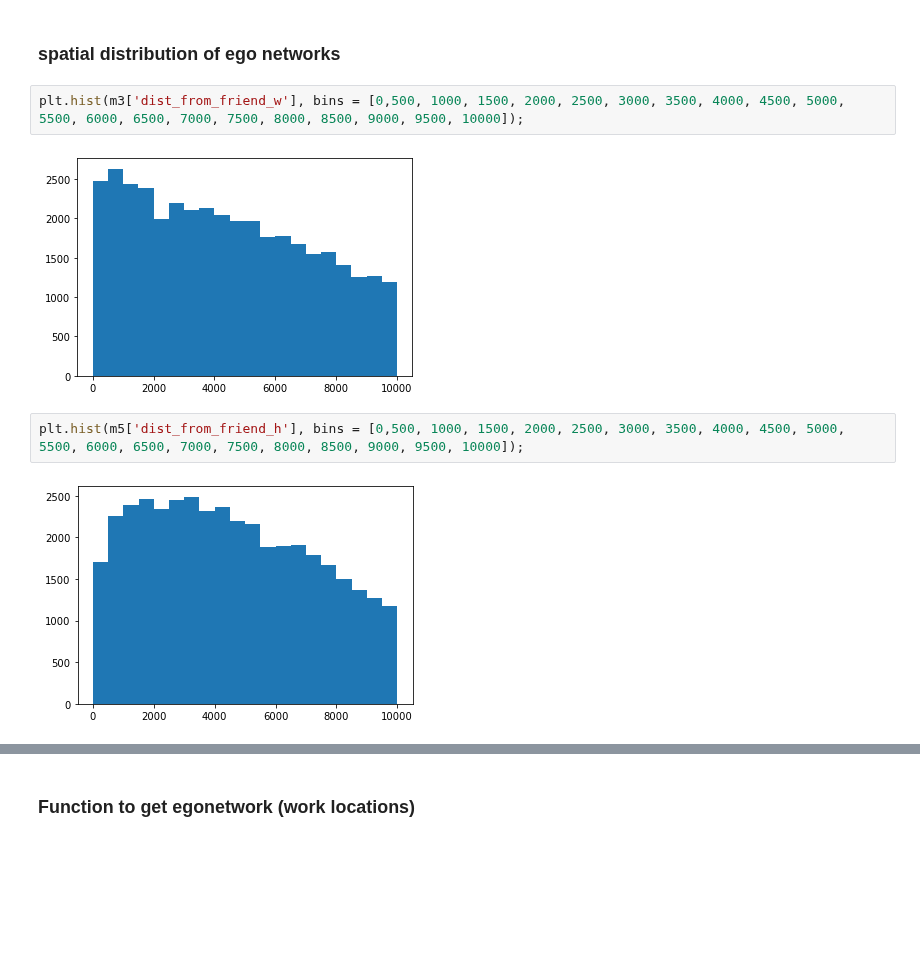
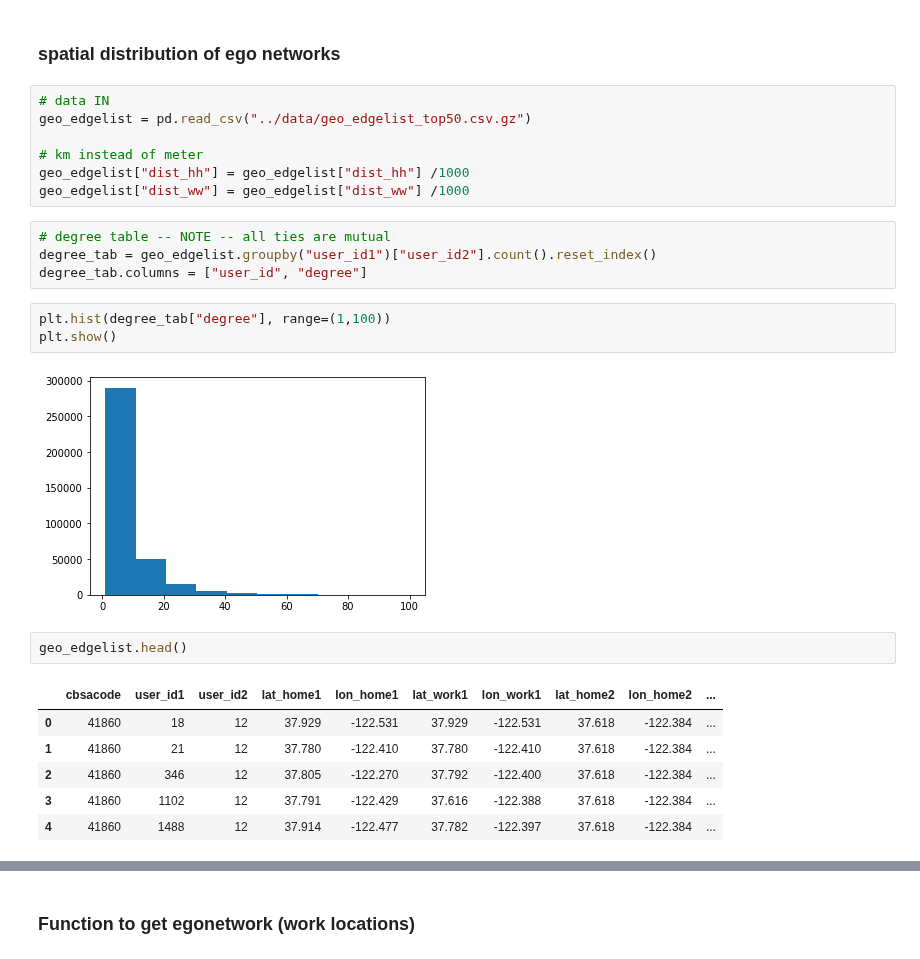
Before and after one commit to sandorjuhasz/ties-around-home, a Jupyter notebook: scripts/degree_home_work.ipynb, the cells around one changed output, grey strips where cells are left out. Cells and saved outputs as stored; diff of their text form; blank space fills up the shorter version.

Commit message:
degree script update

```diff
--- a/scripts/degree_home_work.ipynb
+++ b/scripts/degree_home_work.ipynb
@@ -95,11 +96,28 @@ export = geo_edgelist.drop(columns=['geometry1', 'geometry2'])
 export.to_csv("../data/geo_edgelist_top50.csv.gz", compression="gzip", index=False)
 # %% [markdown]
 ### spatial distribution of ego networks
-# %%
-plt.hist(m3['dist_from_friend_w'], bins = [0,500, 1000, 1500, 2000, 2500, 3000, 3500, 4000, 4500, 5000, 5500, 6000, 6500, 7000, 7500, 8000, 8500, 9000, 9500, 10000]);
-# %% [output]
-[figure, removed]
-# %%
-plt.hist(m5['dist_from_friend_h'], bins = [0,500, 1000, 1500, 2000, 2500, 3000, 3500, 4000, 4500, 5000, 5500, 6000, 6500, 7000, 7500, 8000, 8500, 9000, 9500, 10000]);
-# %% [output]
-[figure, removed]
+# %%
+# data IN
+geo_edgelist = pd.read_csv("../data/geo_edgelist_top50.csv.gz")
+
+# km instead of meter
+geo_edgelist["dist_hh"] = geo_edgelist["dist_hh"] /1000
+geo_edgelist["dist_ww"] = geo_edgelist["dist_ww"] /1000
+# %%
+# degree table -- NOTE -- all ties are mutual
+degree_tab = geo_edgelist.groupby("user_id1")["user_id2"].count().reset_index()
+degree_tab.columns = ["user_id", "degree"]
+# %%
+plt.hist(degree_tab["degree"], range=(1,100))
+plt.show()
+# %% [output]
+[figure, added]
+# %%
+geo_edgelist.head()
+# %% [output]
+|  | cbsacode | user_id1 | user_id2 | lat_home1 | lon_home1 | lat_work1 | lon_work1 | lat_home2 | lon_home2 | ... |
+| 0 | 41860 | 18 | 12 | 37.929 | -122.531 | 37.929 | -122.531 | 37.618 | -122.384 | ... |
+| 1 | 41860 | 21 | 12 | 37.780 | -122.410 | 37.780 | -122.410 | 37.618 | -122.384 | ... |
+| 2 | 41860 | 346 | 12 | 37.805 | -122.270 | 37.792 | -122.400 | 37.618 | -122.384 | ... |
+| 3 | 41860 | 1102 | 12 | 37.791 | -122.429 | 37.616 | -122.388 | 37.618 | -122.384 | ... |
+| 4 | 41860 | 1488 | 12 | 37.914 | -122.477 | 37.782 | -122.397 | 37.618 | -122.384 | ... |
```
Also changed, not shown: parts of 4 cells of this notebook.
